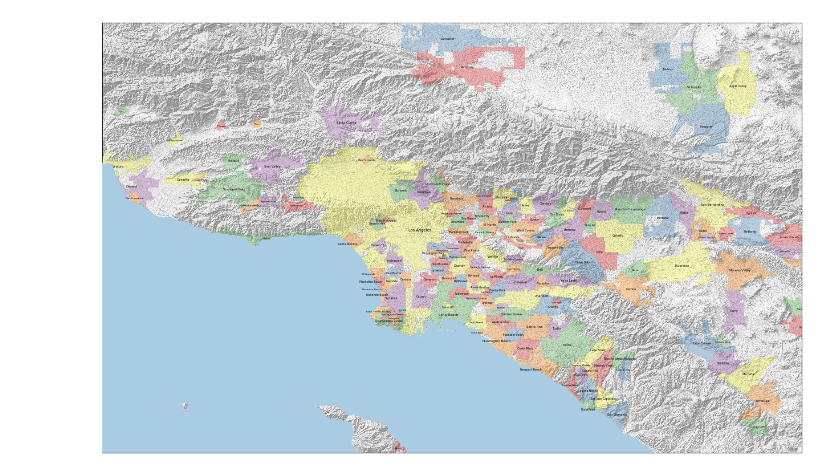
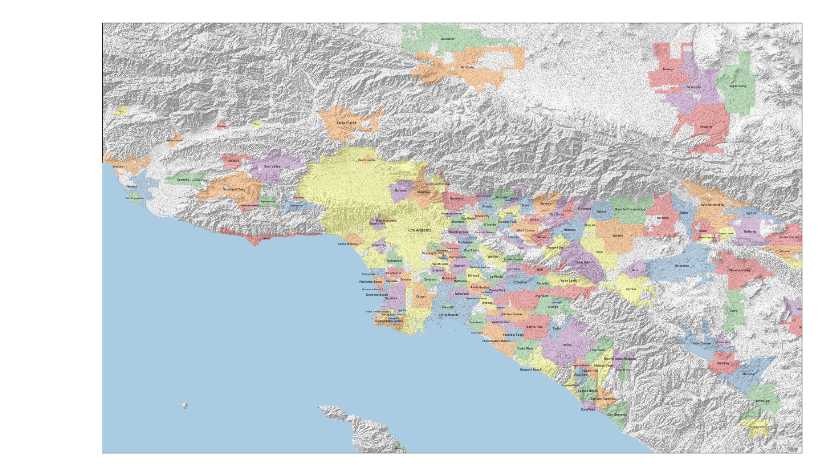
Before and after one commit to peterkagey/mapping_california, a Jupyter notebook: mapping_socal.ipynb, the cells around one changed output. Saved outputs shown, nothing was run; the diff lists cells and outputs as text; code cells hidden in the pictures.

Commit message:
Move some graph coloring functions into a new python file.

```diff
--- a/mapping_socal.ipynb
+++ b/mapping_socal.ipynb
@@ -71,4 +31,5 @@ def greedy_coloring(neighbors_map, colors):
 # %%
+# From the neighbors map, assign colors to the cities
 colors =['#e41a1c', '#377eb8', '#4daf4a', '#984ea3', '#ff7f00', '#ffff33']
-colormap = greedy_coloring(sorted_intersections, colors)
+colormap = greedy_coloring(intersections, colors)
 # %%
@@ -79,10 +44,14 @@ intensity = ls.hillshade(arr, vert_exag=0.5)
 water = ma.masked_where(arr != 0, np.ones_like(arr))
 # %%
+# Load the population dataset, and construct
+# a dictionary containing the population of
+# each city.
 f = open('la_cities.geojson')
 city_data = json.load(f)
 population = dict()
-for record in data['features']:
+for record in city_data['features']:
     name = record['properties']['name']
+    # Some populations contain commas, so strip those
     pop = int(record['properties']['population'].replace(',',''))
     if name in population:
         continue
@@ -101,41 +74,49 @@ tweaks = {
     "Dana Point": [0.0, 0.02],
 }
 # %%
+# Construct the map!
+
 fig = plt.figure(figsize=(22, 22))
 ax = plt.axes(projection=ccrs.PlateCarree())
-ax.set_extent([-119.31,-116.9998611, 33.32, 34.74])
-# ax.set_extent([-118.8,-117.6, 33.5, 34.5])
-extent=[-120.0001389, -116.9998611, 32.9998611, 35.0001389]
-ax.imshow(intensity, cmap='gist_gray', alpha=0.5, origin='upper', extent=extent, zorder=0)
+ax.set_extent([-119.31,-116.9998611, 33.32, 34.74]) # Full LA metro area
+# ax.set_extent([-118.8,-117.6, 33.5, 34.5]) # More zoomed in metro area
 
+srtm_extent=[-120.0001389, -116.9998611, 32.9998611, 35.0001389]
+ax.imshow(intensity, cmap='gist_gray', alpha=0.5, origin='upper', extent=srtm_extent, zorder=0)
+
+# Duplicated cities that we should skip.
+skip = ['Covina (City of)', b'La Ca\xf1ada Flintridge']
 cities = set()
-skip = ['Covina (City of)', b'La Ca\xf1ada Flintridge']
 for record in reader.records():
     name = record.attributes['name']
     geometry = record.geometry
     if name == '' or name in cities or name in skip:
         continue
     cities.add(name)
     ax.add_geometries([geometry], ccrs.PlateCarree(),
                       alpha=0.3, color=colormap[name],
                       edgecolor='k', lw=0.1, zorder=5)
+    # If the population is in the population map (as it is for most cities),
+    # assign the font size to the log of the population
     if population.get(name):
         size = np.log10(population[name]) if population[name] > 0 else 1
     else:
         size = np.log10(10000)
+    # Compute the x and y position of the labels, considering the tweaks dictionary
     x = geometry.centroid.x
     y = geometry.centroid.y
     if tweaks.get(name):
         x += tweaks[name][0]
         y += tweaks[name][1]
     ax.text(x, y, name, fontsize=size, zorder=20, clip_on=True,
             ha='center', va='center', transform=ccrs.PlateCarree())
 
+#Make a pure blue colormap, and plot the water mask
 cm = LinearSegmentedColormap.from_list('water', [(169/255, 204/255, 227/255),(169/255, 204/255, 227/255)])
-ax.imshow(water, cmap=cm, origin='upper', alpha=1.0, extent=extent, zorder=10)
+ax.imshow(water, cmap=cm, origin='upper', alpha=1.0, extent=srtm_extent, zorder=10)
 
-
+# Save at a high resolution
 plt.savefig('la_cities.pdf', dpi=600)
 plt.show()
 # %% [output]
-[figure, old version]
+[figure, new version]
```
Also changed, not shown: parts of 7 cells of this notebook, 1 other file.
